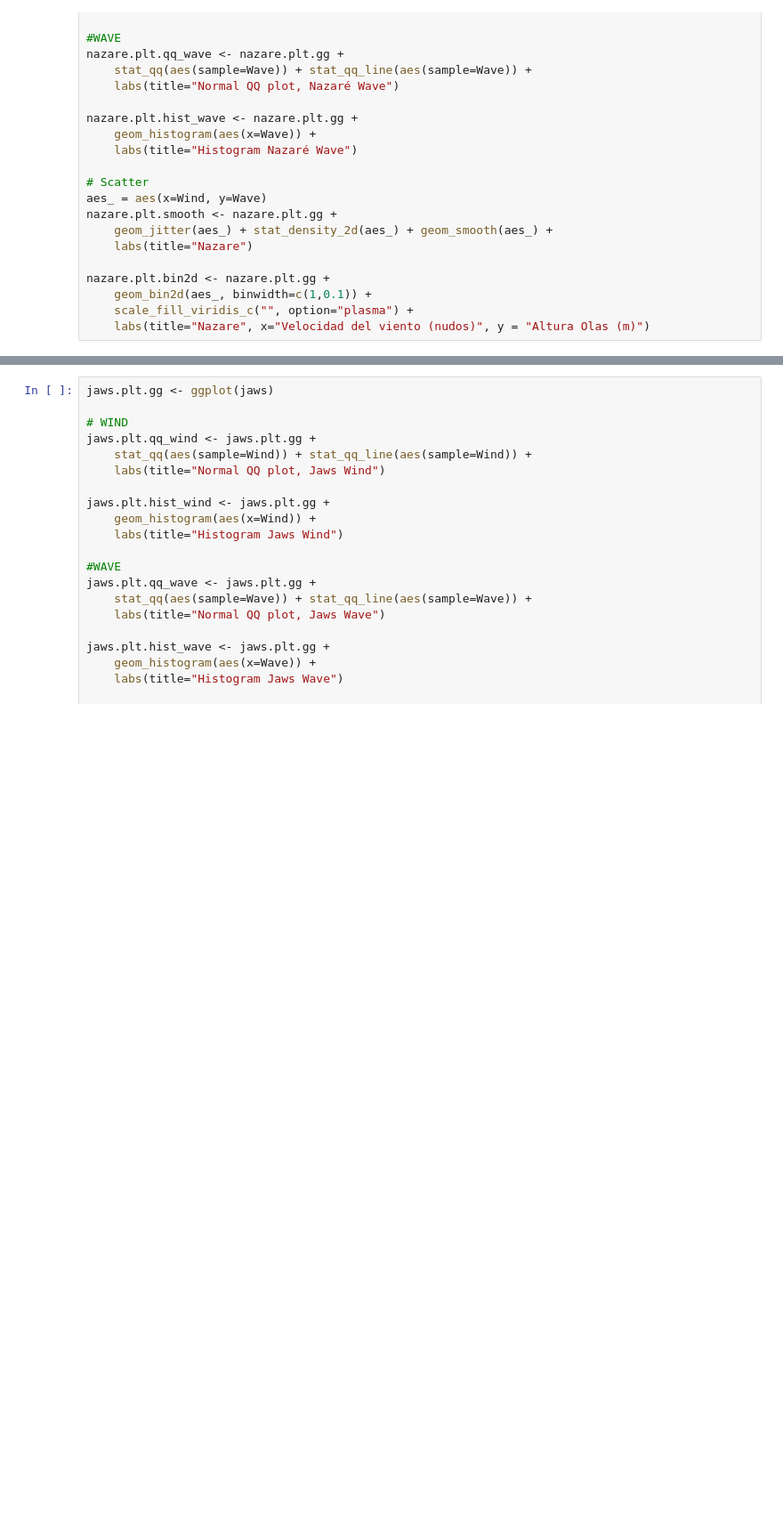
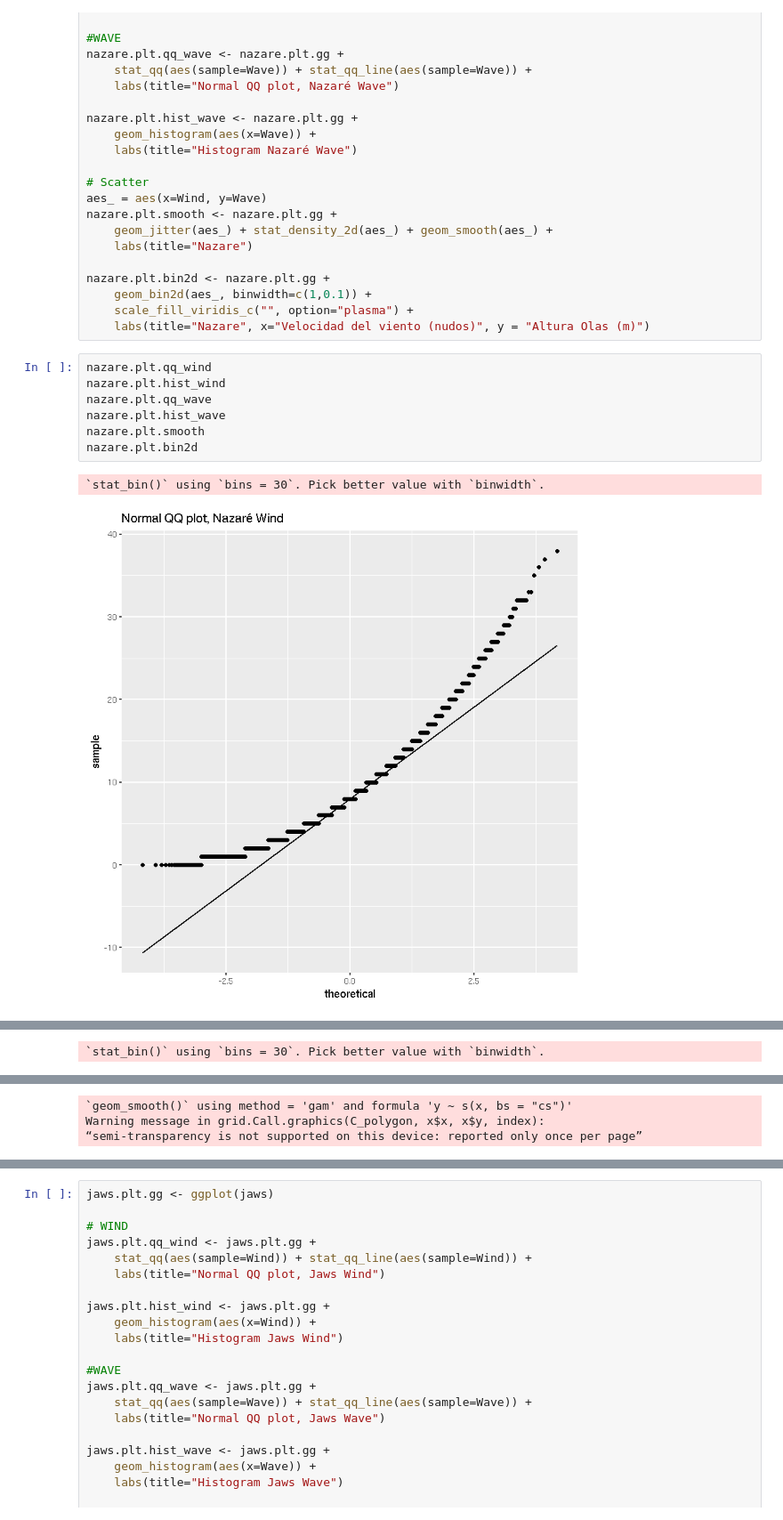
Before and after one commit to Leixb/B7_PE_WaveWind, a Jupyter notebook: notebookR.ipynb, the cells around one changed output, grey strips where cells are left out. Shown at 89% size. Saved outputs shown, nothing was run; the diff lists cells and outputs as text; blank space fills up the shorter version.

Commit message:
Better figures and R script

```diff
--- a/notebookR.ipynb
+++ b/notebookR.ipynb
@@ -79,3 +63,13 @@ nazare.plt.bin2d <- nazare.plt.gg +
     geom_bin2d(aes_, binwidth=c(1,0.1)) +
     scale_fill_viridis_c("", option="plasma") +
     labs(title="Nazare", x="Velocidad del viento (nudos)", y = "Altura Olas (m)")
+# %%
+nazare.plt.qq_wind
+nazare.plt.hist_wind
+nazare.plt.qq_wave
+nazare.plt.hist_wave
+nazare.plt.smooth
+nazare.plt.bin2d
+# %% [output]
+`stat_bin()` using `bins = 30`. Pick better value with `binwidth`.
+[figure, added]
@@ -81,0 +77 @@ nazare.plt.bin2d <- nazare.plt.gg +
+`stat_bin()` using `bins = 30`. Pick better value with `binwidth`.
@@ -81,0 +79,3 @@ nazare.plt.bin2d <- nazare.plt.gg +
+`geom_smooth()` using method = 'gam' and formula 'y ~ s(x, bs = "cs")'
+Warning message in grid.Call.graphics(C_polygon, x$x, x$y, index):
+“semi-transparency is not supported on this device: reported only once per page”
```
Also changed, not shown: parts of 15 cells of this notebook, 17 other files.
